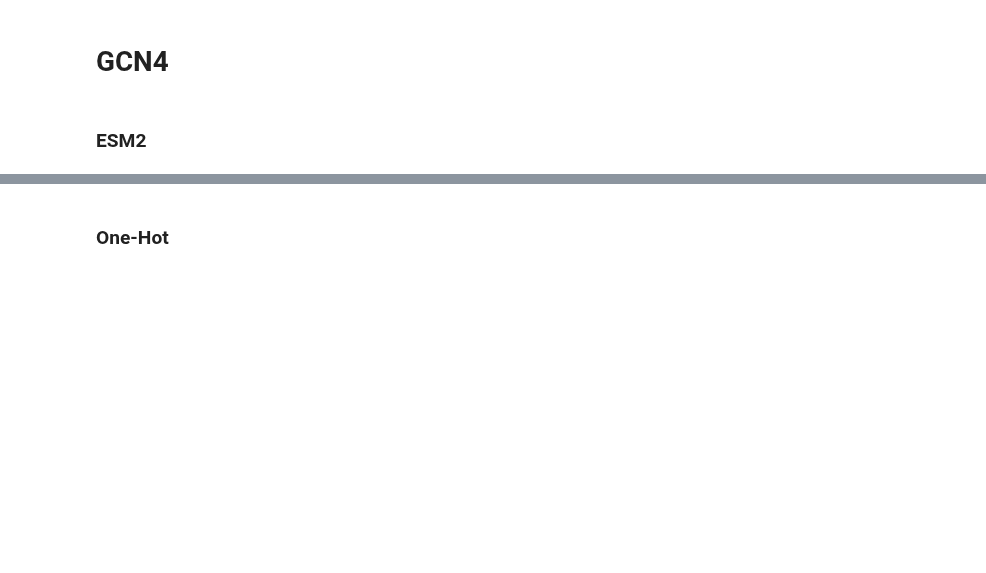
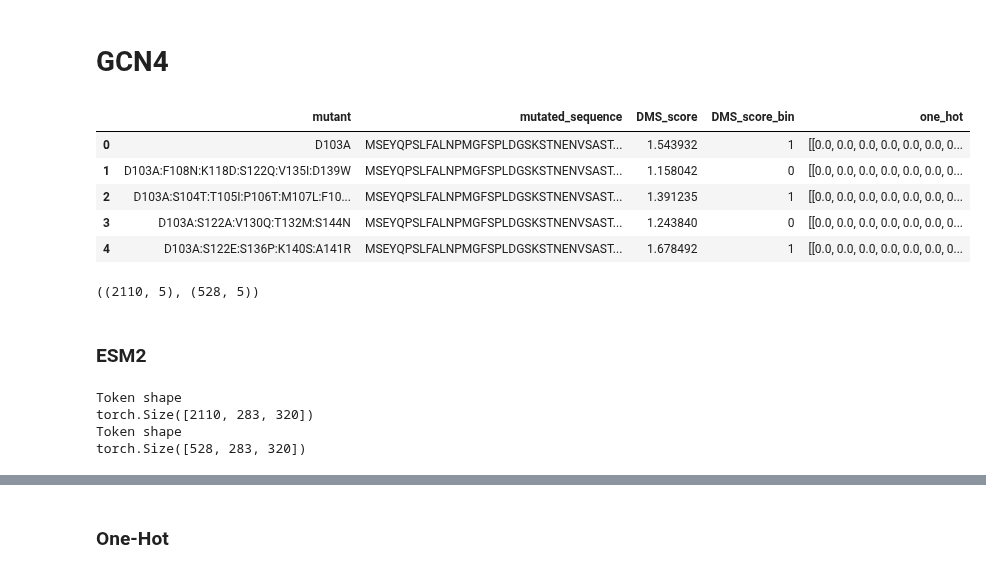
Before and after one commit to SebPorras/MAP_VAE, a Jupyter notebook: notebooks/esm_embed.ipynb, the cells around one changed output, grey strips where cells are left out. Cells and saved outputs as stored; diff of their text form; code cells hidden in the pictures; blank space fills up the shorter version.

```diff
--- a/notebooks/esm_embed.ipynb
+++ b/notebooks/esm_embed.ipynb
@@ -334,23 +382,40 @@ results, grids = train_and_fit_vae_top_model(mafg_train, mafg_test, states, labe
 # %% [markdown]
 # GCN4
 # %%
+dms_path = "/scratch/user/s4646506/gcn4/dms_data/"
 gcn4_variants = pd.read_csv(dms_path + "GCN4_YEAST_Staller_2018.csv")
 gcn4_variants["one_hot"] = gcn4_variants["mutated_sequence"].apply(st.seq_to_one_hot)
 gcn4_variants.head()
+# %% [output]
+|  | mutant | mutated_sequence | DMS_score | DMS_score_bin | one_hot |
+| 0 | D103A | MSEYQPSLFALNPMGFSPLDGSKSTNENVSAST... | 1.543932 | 1 | [[0.0, 0.0, 0.0, 0.0, 0.0, 0.0, 0... |
+| 1 | D103A:F108N:K118D:S122Q:V135I:D139W | MSEYQPSLFALNPMGFSPLDGSKSTNENVSAST... | 1.158042 | 0 | [[0.0, 0.0, 0.0, 0.0, 0.0, 0.0, 0... |
+| 2 | D103A:S104T:T105I:P106T:M107L:F10... | MSEYQPSLFALNPMGFSPLDGSKSTNENVSAST... | 1.391235 | 1 | [[0.0, 0.0, 0.0, 0.0, 0.0, 0.0, 0... |
+| 3 | D103A:S122A:V130Q:T132M:S144N | MSEYQPSLFALNPMGFSPLDGSKSTNENVSAST... | 1.243840 | 0 | [[0.0, 0.0, 0.0, 0.0, 0.0, 0.0, 0... |
+| 4 | D103A:S122E:S136P:K140S:A141R | MSEYQPSLFALNPMGFSPLDGSKSTNENVSAST... | 1.678492 | 1 | [[0.0, 0.0, 0.0, 0.0, 0.0, 0.0, 0... |
 # %%
 gcn4_train, gcn4_test = train_test_split(gcn4_variants, train_size=0.8, random_state=42)
 gcn4_train.shape, gcn4_test.shape
+# %% [output]
+((2110, 5), (528, 5))
 # %% [markdown]
 ### ESM2
 # %%
 gnc4_model, alphabet = esm.pretrained.esm2_t6_8M_UR50D()
 batch_converter = alphabet.get_batch_converter()
+gnc4_model = gnc4_model.to(device)
 gnc4_model.eval()
-train_gcn4_esm = get_transformer_embeddings(gnc4_model, alphabet, batch_converter, gcn4_train, model_layer=6)
+
+train_gcn4_esm = get_transformer_embeddings(gnc4_model, alphabet, batch_converter, gcn4_train, model_layer=6, device=device)
 gcn4_train = gcn4_train.merge(train_gcn4_esm, on="mutant")
 
-test_gcn4_esm = get_transformer_embeddings(gnc4_model, alphabet, batch_converter, gcn4_test, model_layer=6)
+test_gcn4_esm = get_transformer_embeddings(gnc4_model, alphabet, batch_converter, gcn4_test, model_layer=6, device=device)
 gcn4_test = gcn4_test.merge(test_gcn4_esm, on="mutant")
+# %% [output]
+Token shape
+torch.Size([2110, 283, 320])
+Token shape
+torch.Size([528, 283, 320])
 # %%
 ### Turn into arrays for learning/visualisation ###
 
```
Also changed, not shown: parts of 18 cells of this notebook, 1 other file.
